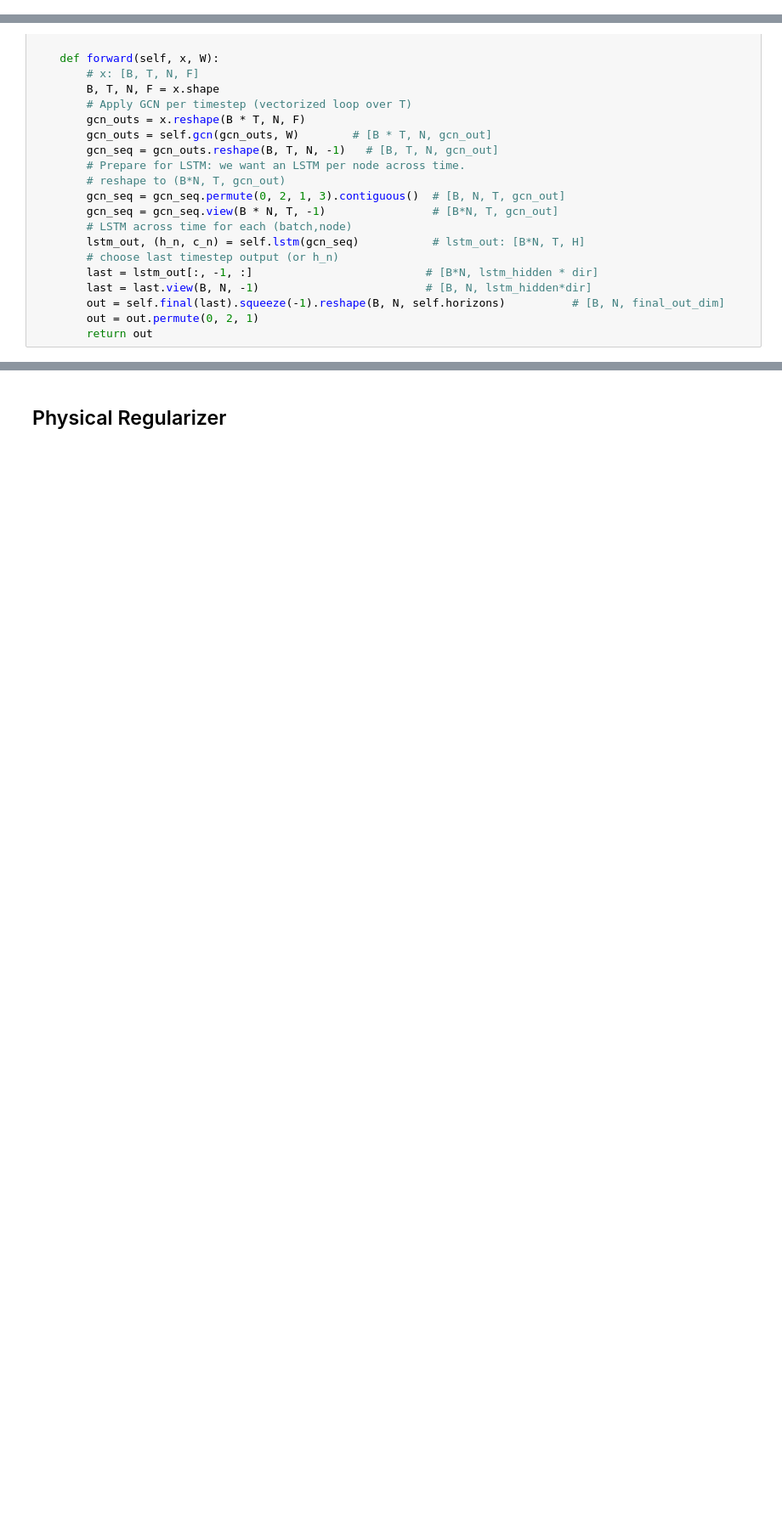
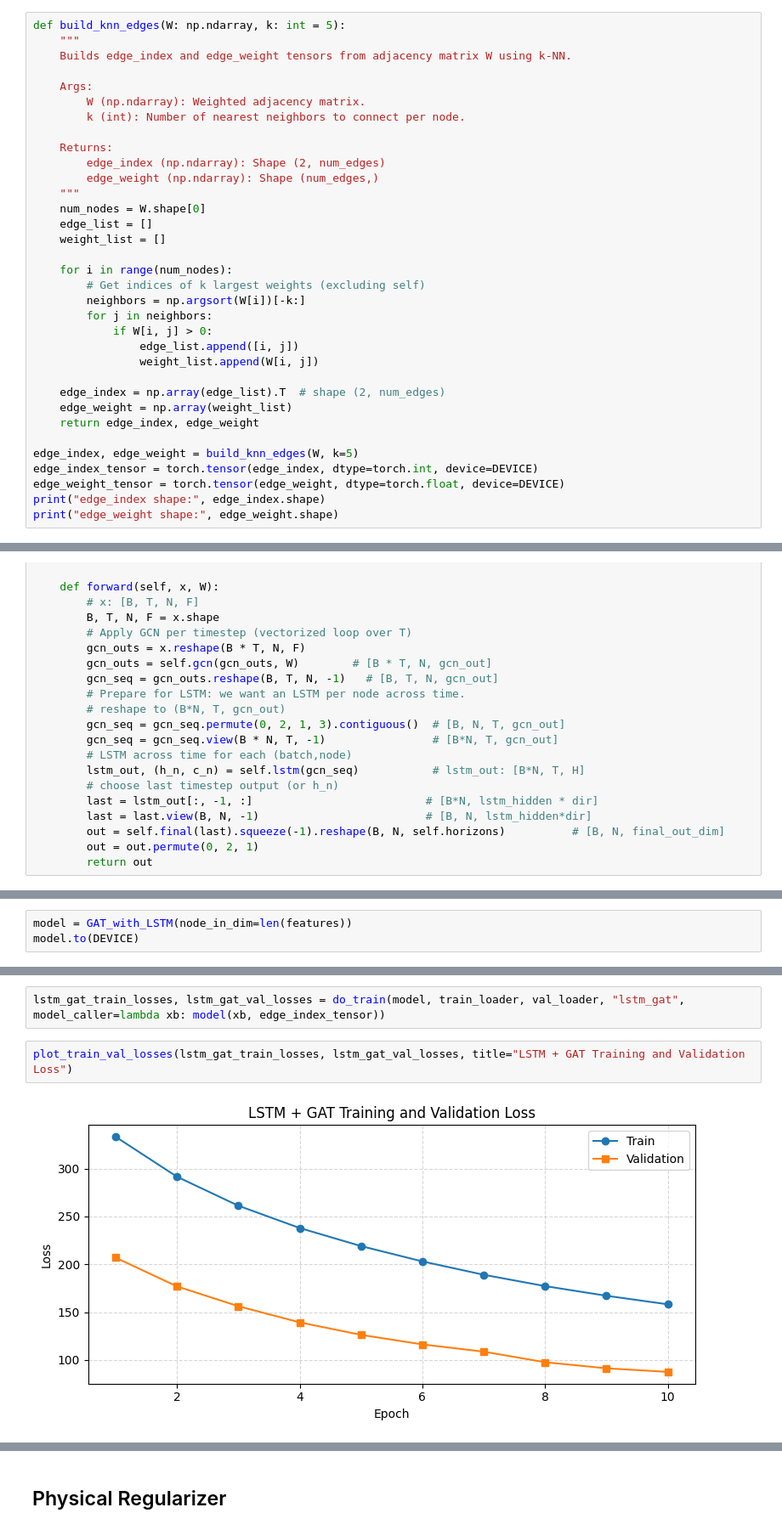
Before and after one commit to Zaltad/Wind_Power_Forecasting, a Jupyter notebook: wind-power-forecasting.ipynb, the cells around one changed output, grey strips where cells are left out. Shown at 85% size. Saved outputs shown, nothing was run; the diff lists cells and outputs as text; blank space fills up the shorter version.

Commit message:
Kaggle Notebook | wind-power-forecastingv1 | GAT+LSTM model

```diff
--- a/wind-power-forecasting.ipynb
+++ b/wind-power-forecasting.ipynb
@@ -130,3 +130,37 @@ L = D - W
 # %% [output]
 Building spatial graph...
 Spatial graph built successfully.
+# %%
+def build_knn_edges(W: np.ndarray, k: int = 5):
+    """
+    Builds edge_index and edge_weight tensors from adjacency matrix W using k-NN.
+
+    Args:
+        W (np.ndarray): Weighted adjacency matrix.
+        k (int): Number of nearest neighbors to connect per node.
+
+    Returns:
+        edge_index (np.ndarray): Shape (2, num_edges)
+        edge_weight (np.ndarray): Shape (num_edges,)
+    """
+    num_nodes = W.shape[0]
+    edge_list = []
+    weight_list = []
+
+    for i in range(num_nodes):
+        # Get indices of k largest weights (excluding self)
+        neighbors = np.argsort(W[i])[-k:]
+        for j in neighbors:
+            if W[i, j] > 0:
+                edge_list.append([i, j])
+                weight_list.append(W[i, j])
+
+    edge_index = np.array(edge_list).T  # shape (2, num_edges)
+    edge_weight = np.array(weight_list)
+    return edge_index, edge_weight
+
+edge_index, edge_weight = build_knn_edges(W, k=5)
+edge_index_tensor = torch.tensor(edge_index, dtype=torch.int, device=DEVICE)
+edge_weight_tensor = torch.tensor(edge_weight, dtype=torch.float, device=DEVICE)
+print("edge_index shape:", edge_index.shape)
+print("edge_weight shape:", edge_weight.shape)
@@ -742,0 +810,3 @@ Test MAE: 164.97327
+# %%
+model = GAT_with_LSTM(node_in_dim=len(features))
+model.to(DEVICE)
@@ -742,0 +821,6 @@ Test MAE: 164.97327
+# %%
+lstm_gat_train_losses, lstm_gat_val_losses = do_train(model, train_loader, val_loader, "lstm_gat", model_caller=lambda xb: model(xb, edge_index_tensor))
+# %%
+plot_train_val_losses(lstm_gat_train_losses, lstm_gat_val_losses, title="LSTM + GAT Training and Validation Loss")
+# %% [output]
+[figure, added]
```
Also changed, not shown: parts of 10 cells of this notebook.
